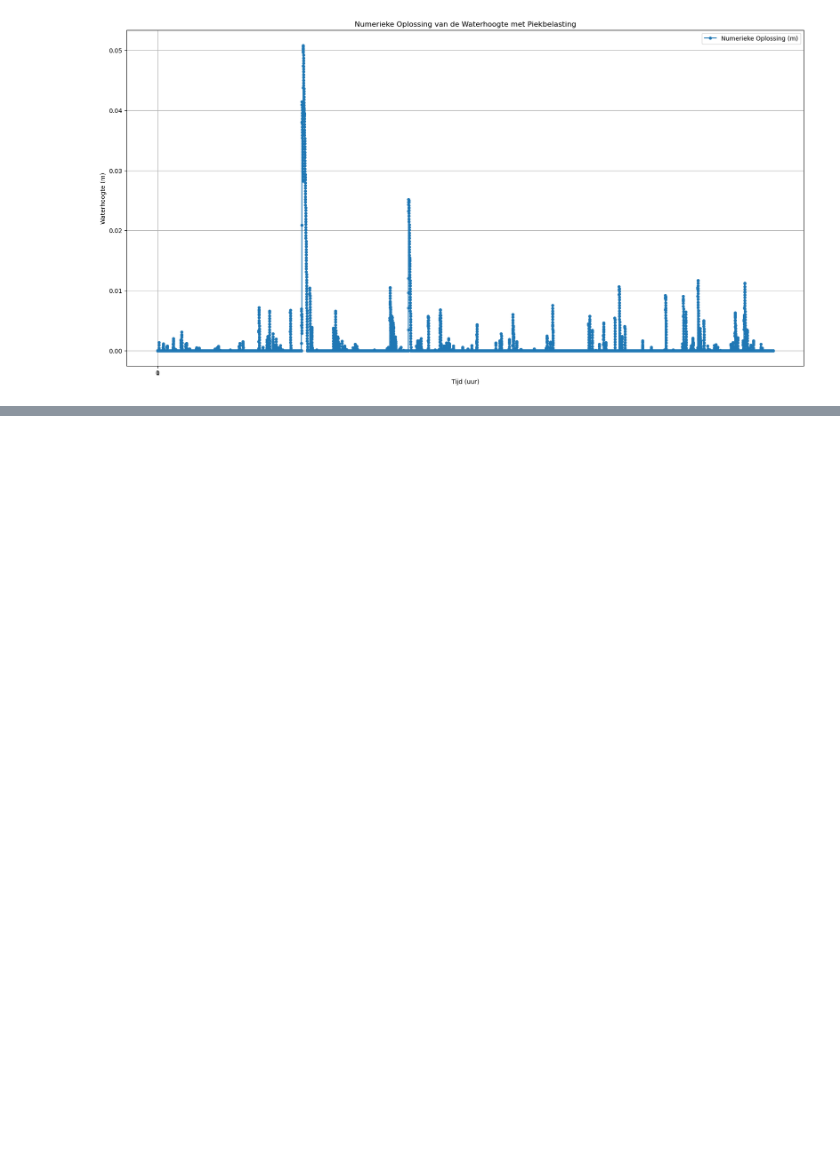
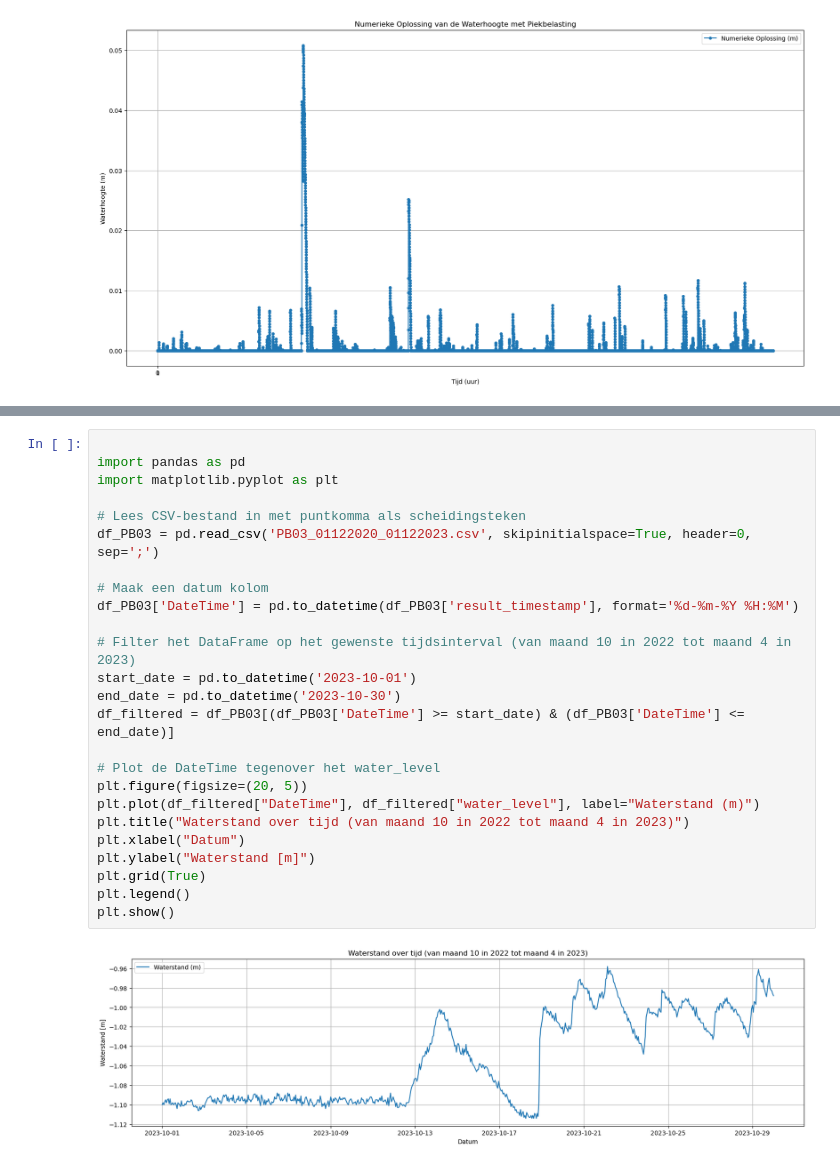
Before and after one commit to Dim277/Casus_waterbergende_weg, a Jupyter notebook: TesTies.ipynb, the cells around one changed output, grey strips where cells are left out. Saved outputs shown, nothing was run; the diff lists cells and outputs as text; blank space fills up the shorter version.

```diff
--- a/TesTies.ipynb
+++ b/TesTies.ipynb
@@ -110,0 +139,27 @@ display(df_rain)
+# %%
+
+import pandas as pd
+import matplotlib.pyplot as plt
+
+# Lees CSV-bestand in met puntkomma als scheidingsteken
+df_PB03 = pd.read_csv('PB03_01122020_01122023.csv', skipinitialspace=True, header=0, sep=';')
+
+# Maak een datum kolom
+df_PB03['DateTime'] = pd.to_datetime(df_PB03['result_timestamp'], format='%d-%m-%Y %H:%M')
+
+# Filter het DataFrame op het gewenste tijdsinterval (van maand 10 in 2022 tot maand 4 in 2023)
+start_date = pd.to_datetime('2023-10-01')
+end_date = pd.to_datetime('2023-10-30')
+df_filtered = df_PB03[(df_PB03['DateTime'] >= start_date) & (df_PB03['DateTime'] <= end_date)]
+
+# Plot de DateTime tegenover het water_level
+plt.figure(figsize=(20, 5))
+plt.plot(df_filtered["DateTime"], df_filtered["water_level"], label="Waterstand (m)")
+plt.title("Waterstand over tijd (van maand 10 in 2022 tot maand 4 in 2023)")
+plt.xlabel("Datum")
+plt.ylabel("Waterstand [m]")
+plt.grid(True)
+plt.legend()
+plt.show()
+# %% [output]
+[figure, added]
```
Also changed, not shown: parts of 1 cell of this notebook.
